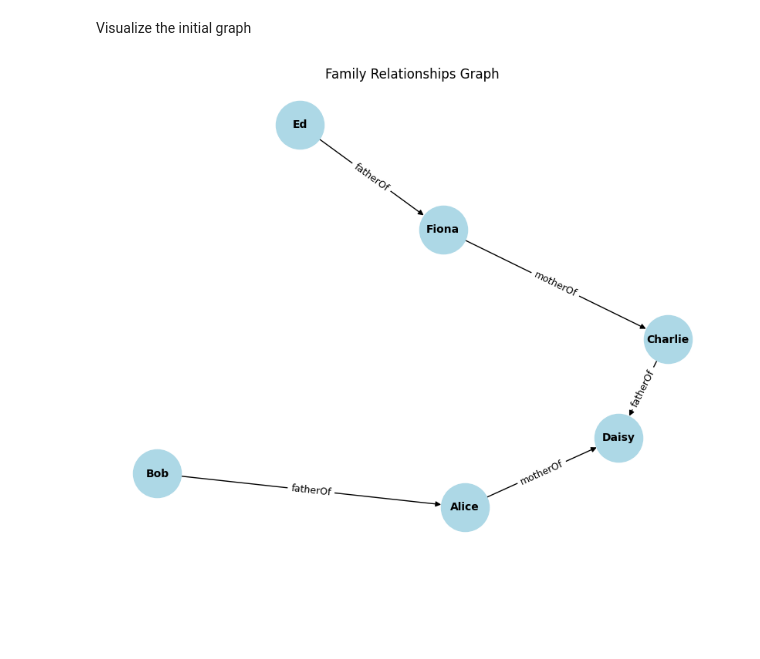
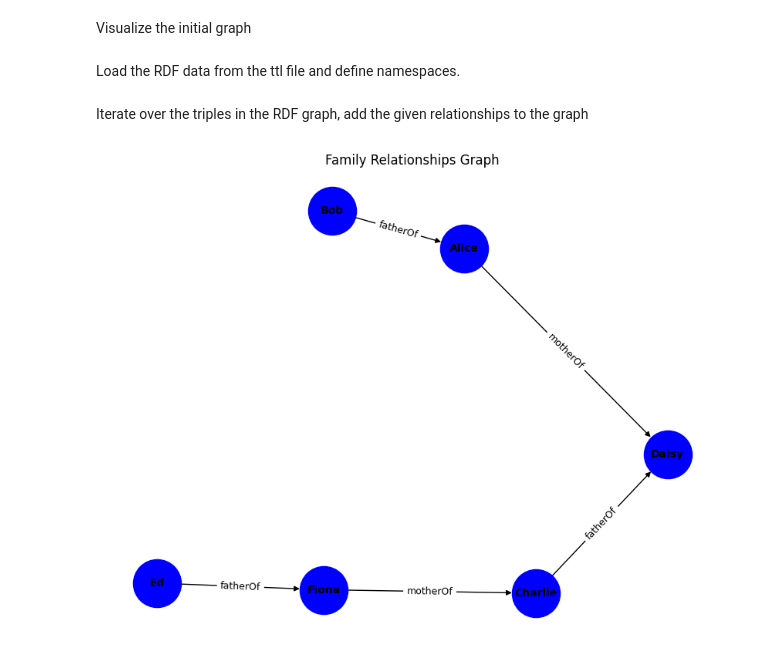
Before and after one commit to jsnthung/Entailment-Visualization, a Jupyter notebook: family.ipynb, the cells around one changed output. Cells and saved outputs as stored; diff of their text form; code cells hidden in the pictures; blank space fills up the shorter version.

```diff
--- a/family.ipynb
+++ b/family.ipynb
@@ -7,4 +8,6 @@ import matplotlib.pyplot as plt
 from pyshacl import validate
+# %% [markdown]
+Load the RDF data from the ttl file and define namespaces.
 # %%
 graph = rdflib.Graph()
 graph.parse("family_rdf.ttl", format="turtle")
@@ -14,25 +17,27 @@ G = nx.DiGraph()
 
 FOAF = rdflib.Namespace("http://xmlns.com/foaf/0.1/")
 FAM = rdflib.Namespace("http://example.org/family#")
+# %% [markdown]
+Iterate over the triples in the RDF graph, add the given relationships to the graph
 # %%
 def get_label(node):
     name = graph.value(node, FOAF.name)
     return str(name) if name else str(node)
 
 for subj, pred, obj in graph:
     if pred == FAM.fatherOf:
         G.add_edge(get_label(subj), get_label(obj), label="fatherOf")
     elif pred == FAM.motherOf:
         G.add_edge(get_label(subj), get_label(obj), label="motherOf")
 
-plt.figure(figsize=(8, 6))
+plt.figure(figsize = (8, 6))
 pos = nx.spring_layout(G)
 
-nx.draw(G, pos, with_labels=True, node_size=2000, node_color="lightblue", font_size=10, font_weight="bold")
 edge_labels = nx.get_edge_attributes(G, 'label')
-nx.draw_networkx_edge_labels(G, pos, edge_labels=edge_labels, font_size=9)
+nx.draw(G, pos, with_labels = True, node_size = 2000, node_color = "blue", font_size = 10, font_weight = "bold")
+nx.draw_networkx_edge_labels(G, pos, edge_labels = edge_labels, font_size = 9)
 
 plt.title("Family Relationships Graph")
 plt.show()
 # %% [output]
-[figure, old version]
+[figure, new version]
```
Also changed, not shown: parts of 1 cell of this notebook.
